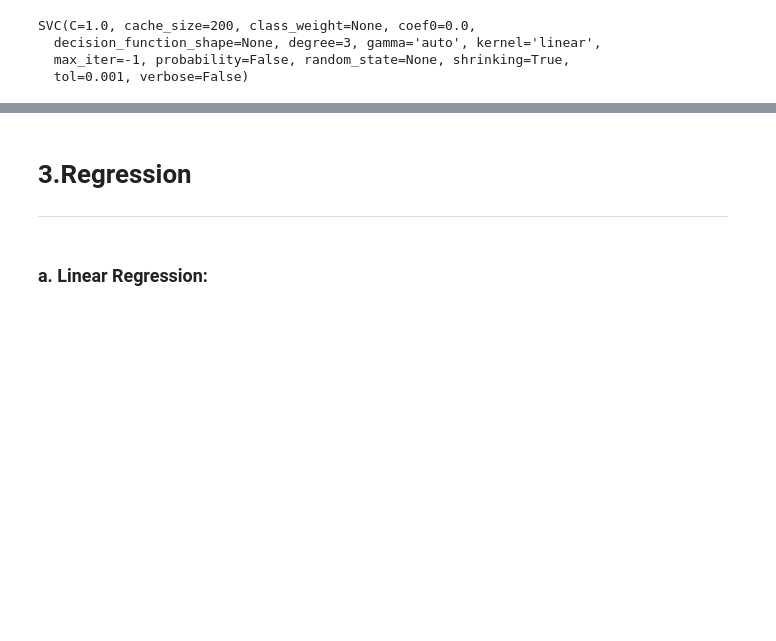
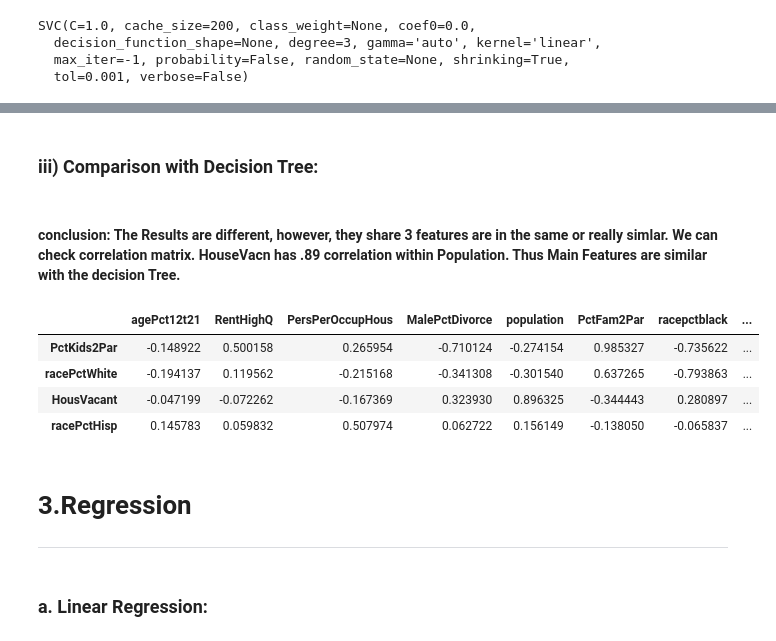
Before and after one commit to ChesterHsieh/CS-584-ML-final-project, a Jupyter notebook: DecisionTree.ipynb, the cells around one changed output, grey strips where cells are left out. Drawn from its saved outputs; the diff is of its cells as text; code cells hidden in the pictures; blank space fills up the shorter version.

Commit message:
Comparison Till Regression

```diff
--- a/DecisionTree.ipynb
+++ b/DecisionTree.ipynb
@@ -275,3 +338,15 @@ for i in TopTenFeat:
+# %% [markdown]
+### iii) Comparison with Decision Tree:
+# %% [markdown]
+#### conclusion: The Results are different, however, they share 3 features are in the same or really simlar. We can check correlation matrix. HouseVacn has .89 correlation within Population. Thus Main Features are similar with the decision Tree.
+# %%
+X.corr()[ls].ix[['PctKids2Par','racePctWhite','HousVacant','racePctHisp']]
+# %% [output]
+|  | agePct12t21 | RentHighQ | PersPerOccupHous | MalePctDivorce | population | PctFam2Par | racepctblack | ... |
+| PctKids2Par | -0.148922 | 0.500158 | 0.265954 | -0.710124 | -0.274154 | 0.985327 | -0.735622 | ... |
+| racePctWhite | -0.194137 | 0.119562 | -0.215168 | -0.341308 | -0.301540 | 0.637265 | -0.793863 | ... |
+| HousVacant | -0.047199 | -0.072262 | -0.167369 | 0.323930 | 0.896325 | -0.344443 | 0.280897 | ... |
+| racePctHisp | 0.145783 | 0.059832 | 0.507974 | 0.062722 | 0.156149 | -0.138050 | -0.065837 | ... |
 # %% [markdown]
 # 3.Regression
 ---------
```
Also changed, not shown: parts of 60 cells of this notebook.
